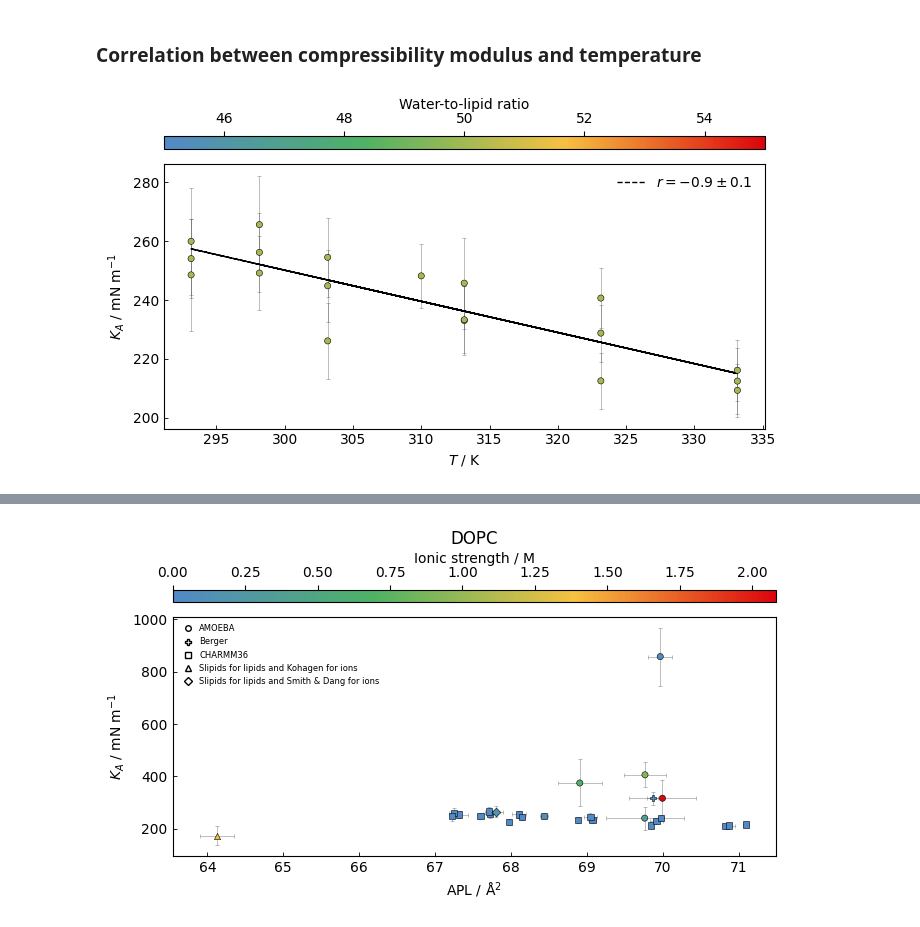
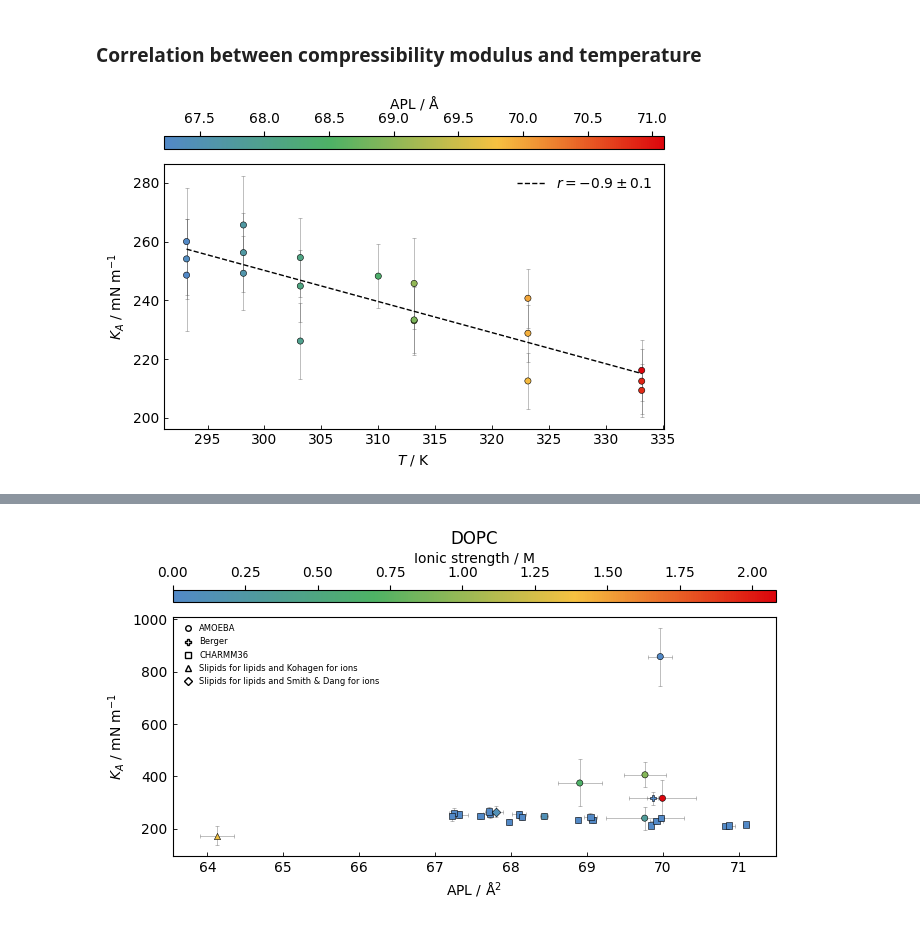
Before and after one commit to NMRLipids/databank-template, a Jupyter notebook: scripts/compressibility.ipynb, the cells around one changed output, grey strips where cells are left out. Drawn from its saved outputs; the diff is of its cells as text; code cells hidden in the pictures.

```diff
--- a/scripts/compressibility.ipynb
+++ b/scripts/compressibility.ipynb
@@ -303,22 +303,21 @@ for idx in df_records.index:
 
     if len(df_records.loc[idx,'membrane_composition']) == 1:
         df_records.loc[idx,'lipid'] = next(iter(df_records.loc[idx,'membrane_composition']))
-        df_records.loc[idx,'single_component'] = True
+        df_records.loc[idx,'is_single_component'] = True
     else:
-        df_records.loc[idx,'single_component'] = False
+        df_records.loc[idx,'is_single_component'] = False
 
-    with_cosolutes = False
+    with_calcium = False
     ionic_strength = 0
 
     for solute, concentration in df_records.loc[idx,'solution_composition'].items():
-        if solute not in ['SOD','CLA','POT','CAL','NH4']:
-            with_cosolutes = True
-        elif solute == 'CAL':
+        if solute == 'CAL':
             ionic_strength += 4 * concentration
+            with_calcium = True
         else:
             ionic_strength += concentration
 
-    df_records.loc[idx,'with_cosolutes'] = with_cosolutes
+    df_records.loc[idx,'with_calcium'] = with_calcium
     df_records.loc[idx,'ionic_strength'] = ionic_strength / 2
 
     n_water = systems.get(idx)._store['COMPOSITION']['SOL']['COUNT']
@@ -353,8 +352,8 @@ with h5py.File("compressibility.h5", "w") as h5:
             "ionic_strength": row["ionic_strength"],
             "water_lipid_ratio": row["water_lipid_ratio"],
             "is_charmm": row["is_charmm"],
-            "single_component": row["single_component"],
-            "with_cosolutes": row["with_cosolutes"],
+            "is_single_component": row["is_single_component"],
+            "with_calcium": row["with_calcium"],
             "is_equilibrated": row["is_equilibrated"],
             "lipid": row["lipid"],
         }
@@ -367,7 +366,7 @@ color_prop = "water_lipid_ratio"
 
 fig, ax = plt.subplots(figsize=(7.0, 4))
 
-df = df_records.query('single_component and is_equilibrated and lipid=="DOPC"')[
+df = df_records.query('is_single_component and is_equilibrated and lipid=="DOPC"')[
     ['ionic_strength','temperature','FF','APL','APL_err','solution_composition','n_lipids','water_lipid_ratio']]
 
 norm = plt.Normalize(df[color_prop].dropna().min(), df[color_prop].dropna().max())
@@ -402,45 +401,46 @@ plt.show()
 # %% [markdown]
 ### Correlation between compressibility modulus and temperature
 # %%
-color_prop = "water_lipid_ratio"
+color_prop = "APL"
 
-fig, ax = plt.subplots(figsize=(7.0, 4))
+fig, ax = plt.subplots(figsize=(6.0, 4))
 
-df = df_records.query('single_component and is_equilibrated and water_lipid_ratio >= 48 and lipid=="DOPC"')[
-    ['ionic_strength','temperature','FF','KA','KA_err','solution_composition','n_lipids','water_lipid_ratio']]
+df = df_records.query('is_single_component and is_equilibrated and is_charmm and lipid=="DOPC"')[
+    ['ionic_strength','temperature','FF','KA','KA_err','solution_composition','n_lipids','APL']]
 
 norm = plt.Normalize(df[color_prop].dropna().min(), df[color_prop].dropna().max())
 
 ax.errorbar(df["temperature"], df["KA"], yerr=df["KA_err"], fmt="none", ecolor="0.35", elinewidth=0.5,
             capsize=1.5, capthick=0.5, alpha=0.55, zorder=2)
 
 for ff, sub in df.dropna(subset=["temperature", "KA", color_prop, "FF"]).groupby("FF"):
     ax.scatter(sub["temperature"], sub["KA"], c=sub[color_prop], cmap=cmap, norm=norm, marker='o',
                edgecolors="k", linewidth=0.4, s=20, zorder=10)
 
 ax.tick_params(direction="in", length=3, width=0.6)
 ax.set_xlabel(r"$T$ / K")
 ax.set_ylabel(r"$K_A$ / mN m$^{-1}$")
 
 r = pearsonr(df["temperature"], df["KA"]).statistic
 rng = np.random.default_rng(42)
 boot = np.array([pearsonr(df["temperature"].values[idx], df["KA"].values[idx]).statistic for idx in (rng.integers(0, len(df), len(df)) for _ in range(10000))])
 r_lo, r_hi = np.nanpercentile(boot, [2.5, 97.5])
 r_err = (r_hi - r_lo) / 2
 slope, intercept = np.polyfit(df["temperature"], df["KA"], 1)
-ax.plot(df["temperature"], slope*df["temperature"] + intercept, "k--", lw=1,label=rf'$r={r:.1f}\pm{r_err:.1f}$')
+x_fit = np.linspace(df["temperature"].min(), df["temperature"].max(), 200)
+ax.plot(x_fit, slope*x_fit + intercept, color='k', ls='--', lw=1, label=rf'$r={r:.1f}\pm{r_err:.1f}$')
 ax.legend(frameon=False)
 divider = make_axes_locatable(ax)
 cax = divider.append_axes("top", size="5%", pad=0.15)
 sm = mpl.cm.ScalarMappable(norm=norm, cmap=cmap)
 sm.set_array([])
 cb = plt.colorbar(sm, cax=cax, orientation="horizontal")
-cb.set_label('Water-to-lipid ratio', labelpad=2)
+cb.set_label('APL / Å', labelpad=2)
 cax.xaxis.set_label_position("top")
 cax.xaxis.set_ticks_position("top")
 
 plt.tight_layout()
 plt.savefig('DOPC_KA_vs_T.pdf')
 plt.show()
 # %% [output]
-[figure, old version]
+[figure, new version]
```
Also changed, not shown: parts of 7 cells of this notebook, 1 other file.
